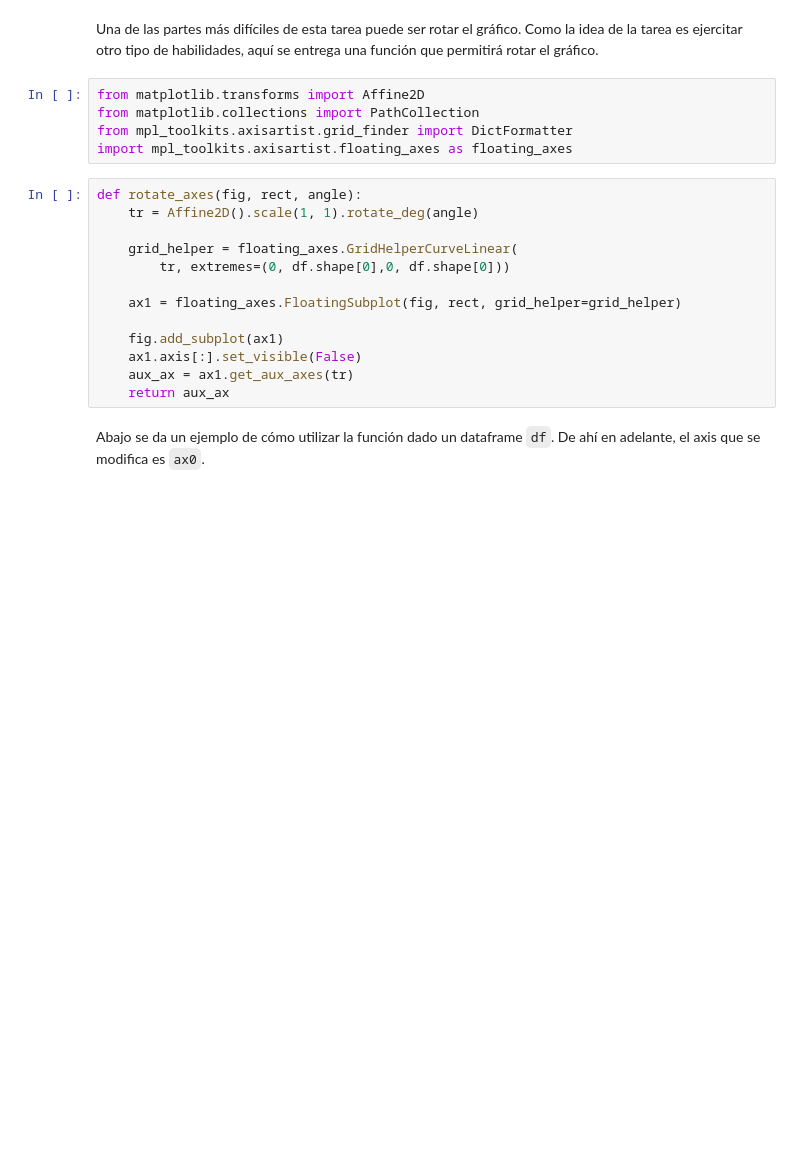
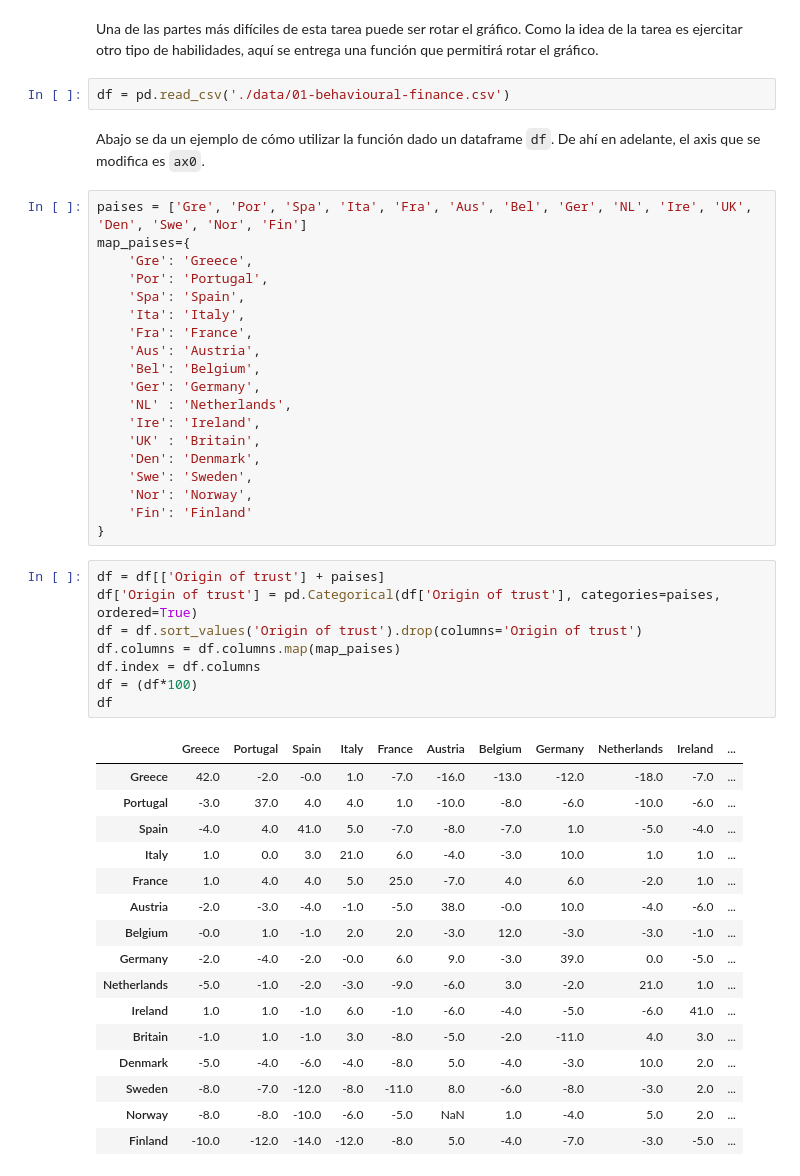
Before and after one commit to desareca/infovis-MDS_UDD, a Jupyter notebook: Tareas/Tarea 2/Tarea 2_desarollo.ipynb, the cells around one changed output. Cells and saved outputs as stored; diff of their text form; blank space fills up the shorter version.

```diff
--- a/Tareas/Tarea 2/Tarea 2_desarollo.ipynb
+++ b/Tareas/Tarea 2/Tarea 2_desarollo.ipynb
@@ -30,23 +54,51 @@ my_gradient = LinearSegmentedColormap.from_list('my_gradient', (
 ### Ayuda 2
 # %% [markdown]
 Una de las partes más difíciles de esta tarea puede ser rotar el gráfico. Como la idea de la tarea es ejercitar otro tipo de habilidades, aquí se entrega una función que permitirá rotar el gráfico.
-# %%
-from matplotlib.transforms import Affine2D
-from matplotlib.collections import PathCollection
-from mpl_toolkits.axisartist.grid_finder import DictFormatter
-import mpl_toolkits.axisartist.floating_axes as floating_axes
-# %%
-def rotate_axes(fig, rect, angle):
-    tr = Affine2D().scale(1, 1).rotate_deg(angle)
-
-    grid_helper = floating_axes.GridHelperCurveLinear(
-        tr, extremes=(0, df.shape[0],0, df.shape[0]))
-
-    ax1 = floating_axes.FloatingSubplot(fig, rect, grid_helper=grid_helper)
-
-    fig.add_subplot(ax1)
-    ax1.axis[:].set_visible(False)
-    aux_ax = ax1.get_aux_axes(tr)
-    return aux_ax
+# %%
+df = pd.read_csv('./data/01-behavioural-finance.csv')
 # %% [markdown]
 Abajo se da un ejemplo de cómo utilizar la función dado un dataframe `df`. De ahí en adelante, el axis que se modifica es `ax0`.
+# %%
+paises = ['Gre', 'Por', 'Spa', 'Ita', 'Fra', 'Aus', 'Bel', 'Ger', 'NL', 'Ire', 'UK', 'Den', 'Swe', 'Nor', 'Fin']
+map_paises={
+    'Gre': 'Greece',
+    'Por': 'Portugal',
+    'Spa': 'Spain',
+    'Ita': 'Italy',
+    'Fra': 'France',
+    'Aus': 'Austria',
+    'Bel': 'Belgium',
+    'Ger': 'Germany',
+    'NL' : 'Netherlands',
+    'Ire': 'Ireland',
+    'UK' : 'Britain',
+    'Den': 'Denmark',
+    'Swe': 'Sweden',
+    'Nor': 'Norway',
+    'Fin': 'Finland'
+}
+# %%
+df = df[['Origin of trust'] + paises]
+df['Origin of trust'] = pd.Categorical(df['Origin of trust'], categories=paises, ordered=True)
+df = df.sort_values('Origin of trust').drop(columns='Origin of trust')
+df.columns = df.columns.map(map_paises)
+df.index = df.columns
+df = (df*100)
+df
+# %% [output]
+|  | Greece | Portugal | Spain | Italy | France | Austria | Belgium | Germany | Netherlands | Ireland | ... |
+| Greece | 42.0 | -2.0 | -0.0 | 1.0 | -7.0 | -16.0 | -13.0 | -12.0 | -18.0 | -7.0 | ... |
+| Portugal | -3.0 | 37.0 | 4.0 | 4.0 | 1.0 | -10.0 | -8.0 | -6.0 | -10.0 | -6.0 | ... |
+| Spain | -4.0 | 4.0 | 41.0 | 5.0 | -7.0 | -8.0 | -7.0 | 1.0 | -5.0 | -4.0 | ... |
+| Italy | 1.0 | 0.0 | 3.0 | 21.0 | 6.0 | -4.0 | -3.0 | 10.0 | 1.0 | 1.0 | ... |
+| France | 1.0 | 4.0 | 4.0 | 5.0 | 25.0 | -7.0 | 4.0 | 6.0 | -2.0 | 1.0 | ... |
+| Austria | -2.0 | -3.0 | -4.0 | -1.0 | -5.0 | 38.0 | -0.0 | 10.0 | -4.0 | -6.0 | ... |
+| Belgium | -0.0 | 1.0 | -1.0 | 2.0 | 2.0 | -3.0 | 12.0 | -3.0 | -3.0 | -1.0 | ... |
+| Germany | -2.0 | -4.0 | -2.0 | -0.0 | 6.0 | 9.0 | -3.0 | 39.0 | 0.0 | -5.0 | ... |
+| Netherlands | -5.0 | -1.0 | -2.0 | -3.0 | -9.0 | -6.0 | 3.0 | -2.0 | 21.0 | 1.0 | ... |
+| Ireland | 1.0 | 1.0 | -1.0 | 6.0 | -1.0 | -6.0 | -4.0 | -5.0 | -6.0 | 41.0 | ... |
+| Britain | -1.0 | 1.0 | -1.0 | 3.0 | -8.0 | -5.0 | -2.0 | -11.0 | 4.0 | 3.0 | ... |
+| Denmark | -5.0 | -4.0 | -6.0 | -4.0 | -8.0 | 5.0 | -4.0 | -3.0 | 10.0 | 2.0 | ... |
+| Sweden | -8.0 | -7.0 | -12.0 | -8.0 | -11.0 | 8.0 | -6.0 | -8.0 | -3.0 | 2.0 | ... |
+| Norway | -8.0 | -8.0 | -10.0 | -6.0 | -5.0 | NaN | 1.0 | -4.0 | 5.0 | 2.0 | ... |
+| Finland | -10.0 | -12.0 | -14.0 | -12.0 | -8.0 | 5.0 | -4.0 | -7.0 | -3.0 | -5.0 | ... |
```
Also changed, not shown: parts of 13 cells of this notebook, 34 other files.
